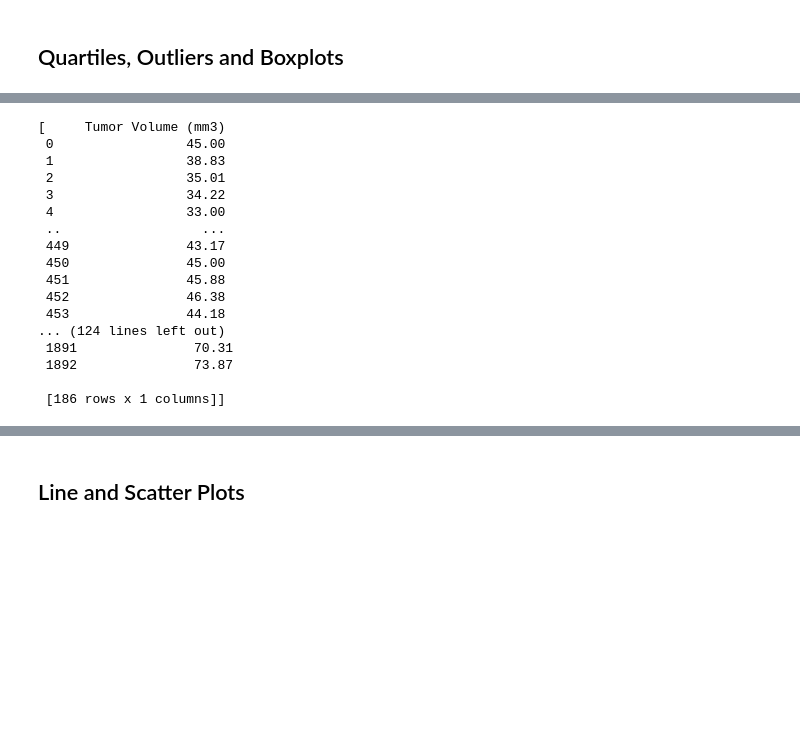
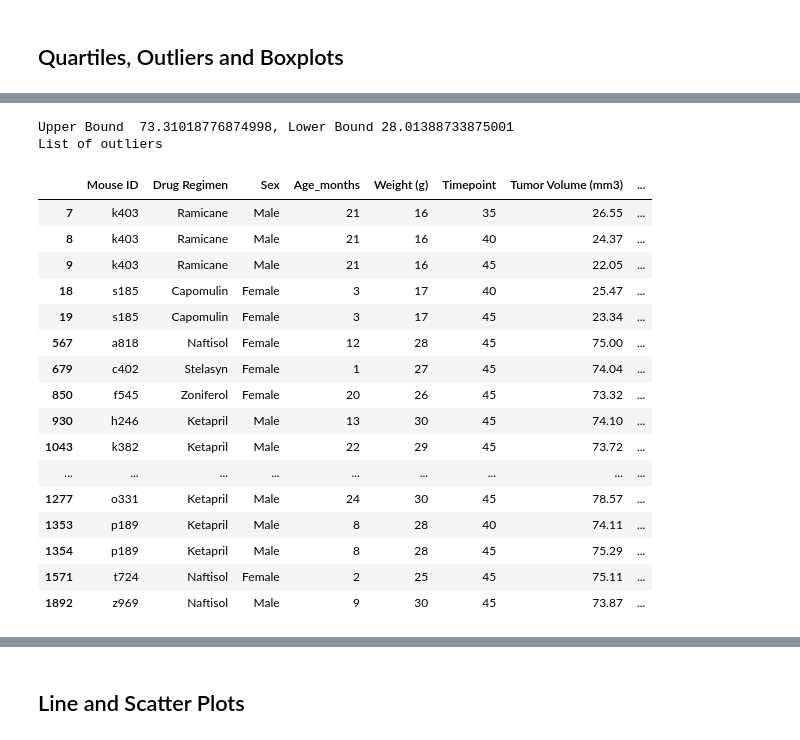
Before and after one commit to clmatherson/Pymaceuticals, a Jupyter notebook: pymaceuticals_starter.ipynb, the cells around one changed output, grey strips where cells are left out. Drawn from its saved outputs; the diff is of its cells as text; code cells hidden in the pictures; blank space fills up the shorter version.

```diff
--- a/pymaceuticals_starter.ipynb
+++ b/pymaceuticals_starter.ipynb
@@ -286,59 +290,59 @@ cric_ltp_tumvol.sort_values('Drug Regimen')
 # %%
 # Put treatments into a list for for loop (and later for plot labels)
 treatment_lst = list(cmousend_rpt_df['Drug Regimen'].unique())
 
 # Create empty list to fill with tumor vol data (for plotting)
 tumor_vol_data = []
 
 # Calculate the IQR and quantitatively determine if there are any potential outliers.
 
     # Locate the rows which contain mice on each drug and get the tumor volumes
 
+# for drug in treatment_lst:
+#     data_for_tumor_vol = list(cmousend_rpt_df.loc[cmousend_rpt_df['Drug Regimen']== drug, ('Tumor Volume (mm3)')])
+#     tumor_temp = pd.DataFrame({drug : data_for_tumor_vol})
+#     tumor_vol_data.append(tumor_temp)
 for drug in treatment_lst:
-    data_for_tumor_vol = cmousend_rpt_df.loc[cmousend_rpt_df['Drug Regimen']== drug, ['Tumor Volume (mm3)']]
-    tumor_vol_data.append(data_for_tumor_vol)
+    data_for_tumor_vol = list(cmousend_rpt_df.loc[cmousend_rpt_df['Drug Regimen']== drug, ('Tumor Volume (mm3)')])
+    for tumor in data_for_tumor_vol:
+        tumor_vol_data.append(tumor)
 
+     # add subset
+subset = tumor_vol_data[55:333]
+    # Determine outliers using upper and lower bounds
+quant_tumorvol = cmousend_rpt_df['Tumor Volume (mm3)'].quantile([0.25,0.5,0.75])
+lquant_tumorvol = quant_tumorvol[0.25]
+uquant_tumorvol = quant_tumorvol[0.75]
 
-#     cri_tumvol = cmousend_rpt_df.loc[(cmousend_rpt_df['Drug Regimen'] == 'Capomulin') |
-#                                 (cmousend_rpt_df['Drug Regimen'] == 'Ceftamin') |
-#                                 (cmousend_rpt_df['Drug Regimen'] == 'Infubinol') |
-#                                 (cmousend_rpt_df['Drug Regimen'] == 'Ramicane')]
+iqr_tumorvol = uquant_tumorvol - lquant_tumorvol
 
-# mtv_tumvol = cri_tumvol['Tumor Volume (mm3)']
-#     # add subset
+unbound = uquant_tumorvol + 1.5 * iqr_tumorvol
+lnbound = lquant_tumorvol - 1.5 * iqr_tumorvol
 
-    # Determine outliers using upper and lower bounds
-# quant_tumorvol = tumor_vol_data_df.quantile([0.25,0.5,0.75])
-# lquant_tumorvol = quant_tumorvol[0.25]
-# uquant_tumorvol = quant_tumorvol[0.75]
-
-# iqr_tumorvol = uquant_tumorvol - lquant_tumorvol
-
-# unbound = uquant_tumorvol + 1.5 * iqr_tumorvol
-# lnbound = lquant_tumorvol - 1.5 * iqr_tumorvol
-
-# crio_tumorvol = cri_tumorvol.loc[(cri_tumorvol['Tumor Volume (mm3)'] < lnbound) | (cri_tumorvol['Tumor Volume (mm3)'] > unbound)]
-# print(f"Upper Bound  {lnbound}, Lower Bound {unbound}")
-# print('List of outliers')
-# crio_tumorvol
-tumor_vol_data
+print(f"Upper Bound  {unbound}, Lower Bound {lnbound}")
+print('List of outliers')
+crio_tumorvol = cmousend_rpt_df.loc[(cmousend_rpt_df['Tumor Volume (mm3)'] < lnbound) |
+                                    (cmousend_rpt_df['Tumor Volume (mm3)'] > unbound)]
+crio_tumorvol
 # %% [output]
-[     Tumor Volume (mm3)
- 0                 45.00
- 1                 38.83
- 2                 35.01
- 3                 34.22
- 4                 33.00
- ..                  ...
- 449               43.17
- 450               45.00
- 451               45.88
- 452               46.38
- 453               44.18
-... (124 lines left out)
- 1891               70.31
- 1892               73.87
-
- [186 rows x 1 columns]]
+Upper Bound  73.31018776874998, Lower Bound 28.01388733875001
+List of outliers
+|  | Mouse ID | Drug Regimen | Sex | Age_months | Weight (g) | Timepoint | Tumor Volume (mm3) | ... |
+| 7 | k403 | Ramicane | Male | 21 | 16 | 35 | 26.55 | ... |
+| 8 | k403 | Ramicane | Male | 21 | 16 | 40 | 24.37 | ... |
+| 9 | k403 | Ramicane | Male | 21 | 16 | 45 | 22.05 | ... |
+| 18 | s185 | Capomulin | Female | 3 | 17 | 40 | 25.47 | ... |
+| 19 | s185 | Capomulin | Female | 3 | 17 | 45 | 23.34 | ... |
+| 567 | a818 | Naftisol | Female | 12 | 28 | 45 | 75.00 | ... |
+| 679 | c402 | Stelasyn | Female | 1 | 27 | 45 | 74.04 | ... |
+| 850 | f545 | Zoniferol | Female | 20 | 26 | 45 | 73.32 | ... |
+| 930 | h246 | Ketapril | Male | 13 | 30 | 45 | 74.10 | ... |
+| 1043 | k382 | Ketapril | Male | 22 | 29 | 45 | 73.72 | ... |
+| ... | ... | ... | ... | ... | ... | ... | ... | ... |
+| 1277 | o331 | Ketapril | Male | 24 | 30 | 45 | 78.57 | ... |
+| 1353 | p189 | Ketapril | Male | 8 | 28 | 40 | 74.11 | ... |
+| 1354 | p189 | Ketapril | Male | 8 | 28 | 45 | 75.29 | ... |
+| 1571 | t724 | Naftisol | Female | 2 | 25 | 45 | 75.11 | ... |
+| 1892 | z969 | Naftisol | Male | 9 | 30 | 45 | 73.87 | ... |
 # %%
 # Generate a box plot of the final tumor volume of each mouse across four regimens of interest
```
Also changed, not shown: parts of 13 cells of this notebook.
